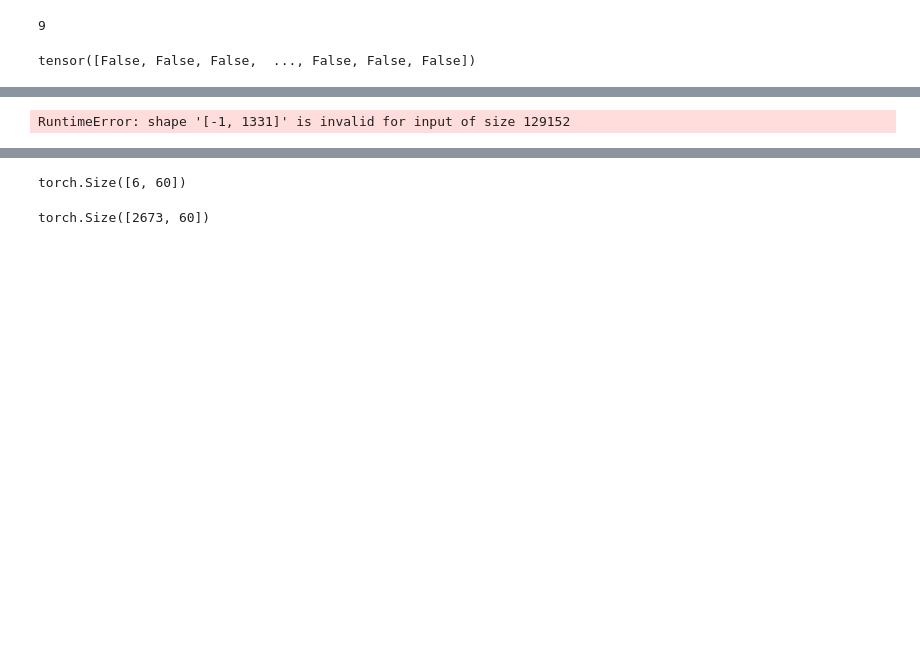
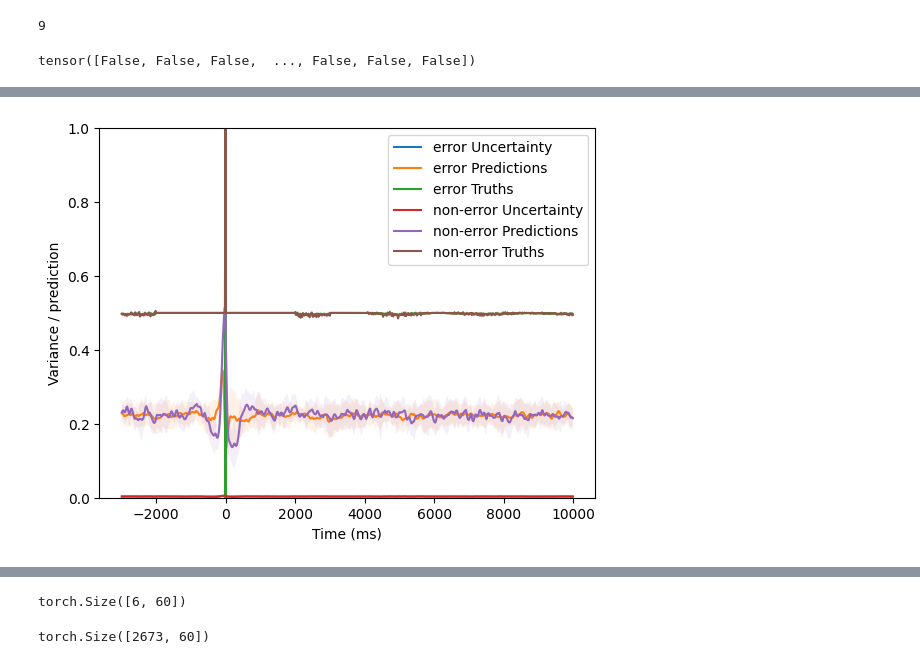
Before and after one commit to ivopascal/Error-perception-classification-in-BCI-using-CNN_private, a Jupyter notebook: Metrics_analysis.ipynb, the cells around one changed output, grey strips where cells are left out. Cells and saved outputs as stored; diff of their text form; code cells hidden in the pictures; blank space fills up the shorter version.

```diff
--- a/Metrics_analysis.ipynb
+++ b/Metrics_analysis.ipynb
@@ -251,8 +284,8 @@ plt.show()
 # %%
-make_average_around_event(-11000, 15000, y_to_plot = 0, label_prefix="non-error ")
-make_average_around_event(-11000, 15000, y_to_plot = 1, label_prefix="error ")
+make_average_around_event(-3000, 10000, y_to_plot = 0, label_prefix="error ")
+make_average_around_event(-3000, 10000, y_to_plot = 1, label_prefix="non-error ")
 plt.legend()
 plt.show()
 # %% [output]
-RuntimeError: shape '[-1, 1331]' is invalid for input of size 129152
+[figure, added]
 # %%
```
Also changed, not shown: parts of 44 cells of this notebook, 6 other files.
